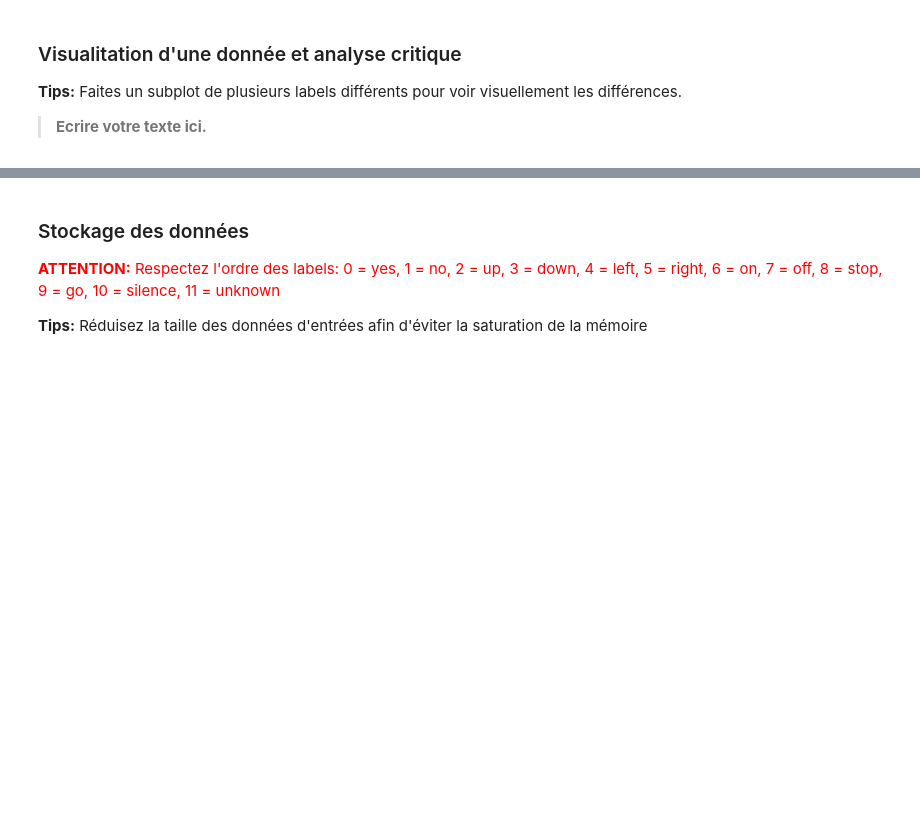
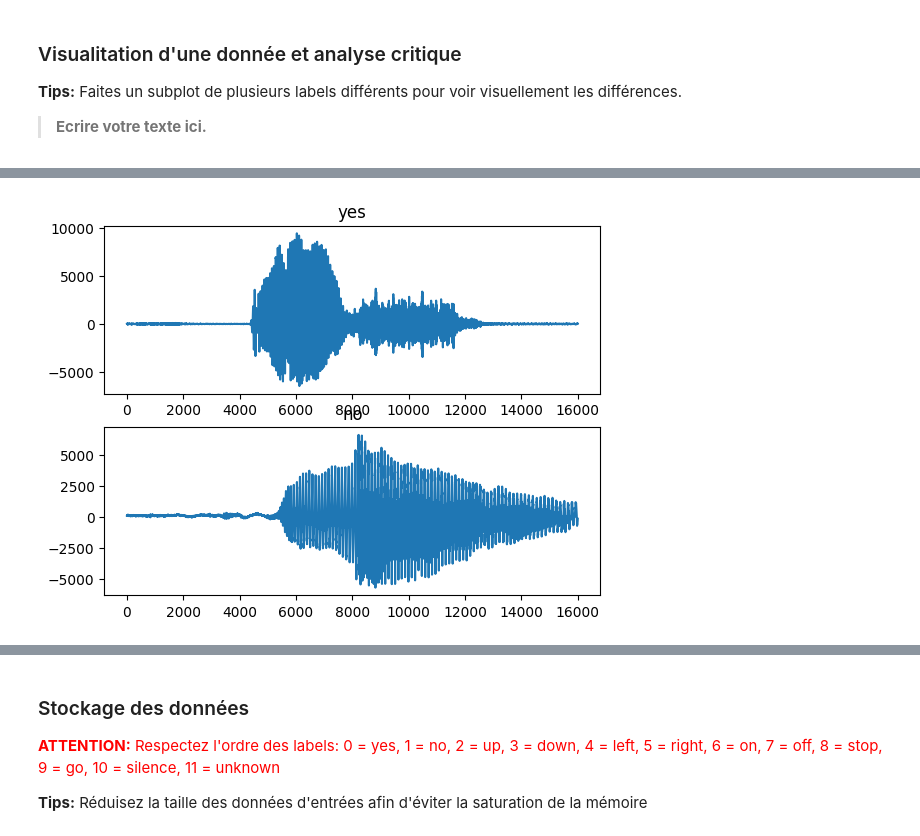
Before and after one commit to Etienne-bdt/EdgeComputing, a Jupyter notebook: N9EE39A.ipynb, the cells around one changed output, grey strips where cells are left out. Drawn from its saved outputs; the diff is of its cells as text; code cells hidden in the pictures; blank space fills up the shorter version.

```diff
--- a/N9EE39A.ipynb
+++ b/N9EE39A.ipynb
@@ -243,39 +248,41 @@ drive.mount('/content/drive')  # Pour google colab
 
 
 
-sample_rate, samples = wavfile.read('/content/data/train/audio/yes/0a7c2a8d_nohash_0.wav')
+sample_rate, samples = wavfile.read('/content/drive/MyDrive/tensorflow-speech-recognition-challenge/train/audio/yes/0a7c2a8d_nohash_0.wav')
 
 
 
-sample_rate2, samples2 = wavfile.read('/content/data/train/audio/no/0a7c2a8d_nohash_0.wav')
+sample_rate2, samples2 = wavfile.read('/content/drive/MyDrive/tensorflow-speech-recognition-challenge/train/audio/no/0a9f9af7_nohash_0.wav')
 
 
 
-plt.subplot(1, 2, 1)
+plt.subplot(2, 1, 1)
 
 
 
 plt.plot(samples)
 
 
 
 plt.title('yes')
 
 
 
-plt.subplot(1, 2, 2)
+plt.subplot(2, 1, 2)
 
 
 
 plt.plot(samples2)
 
 
 
 plt.title('no')
 
 
 
 plt.show()
+# %% [output]
+[figure, added]
 # %%
 # Exporter une donnée
 
```
Also changed, not shown: parts of 4 cells of this notebook.
